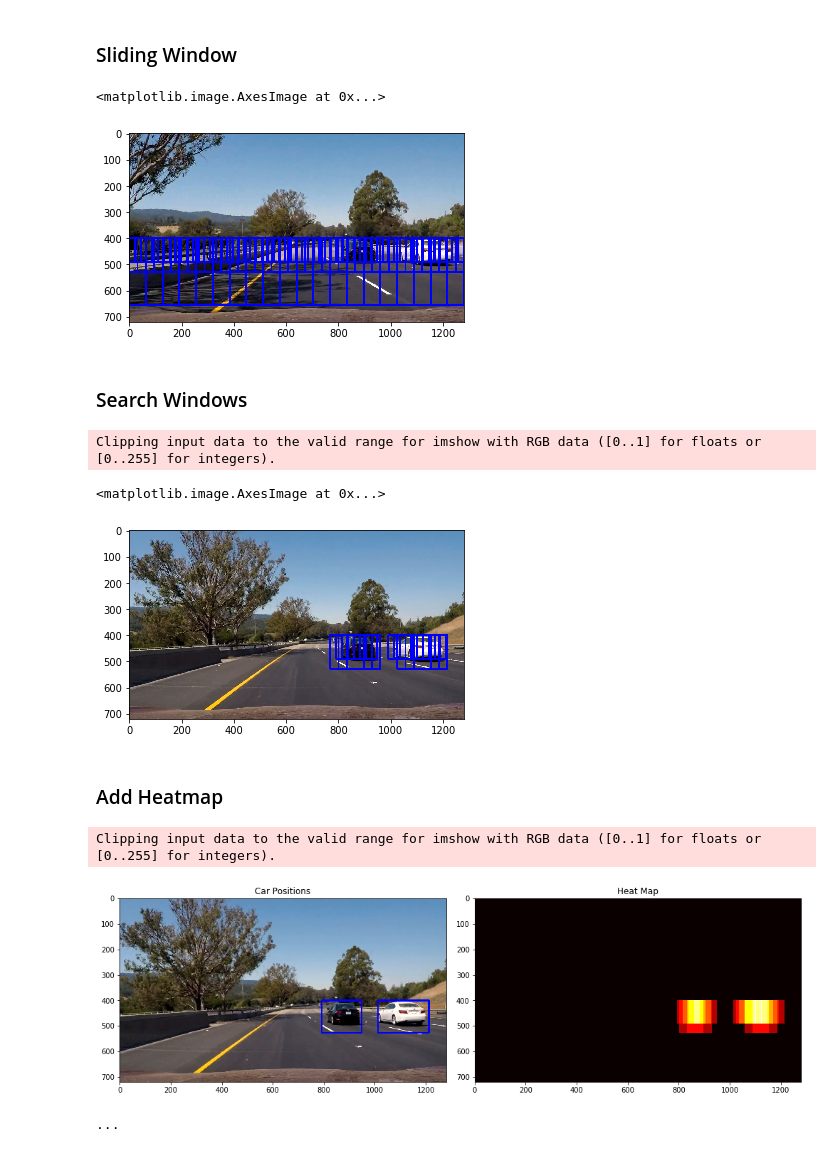
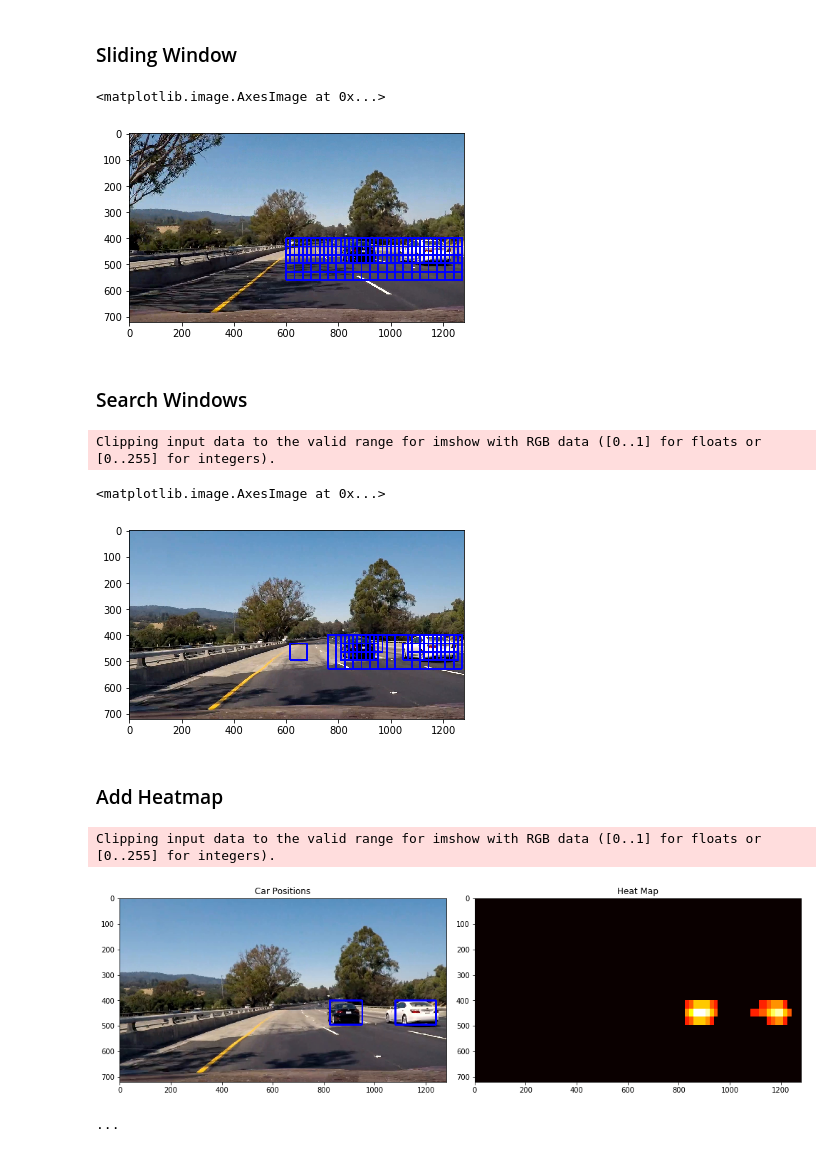
Before and after one commit to PedroHRPBS/CarND-Vehicle-Detection, a Jupyter notebook: Vehicle-Detection-project.ipynb, the cells around one changed output. Drawn from its saved outputs; the diff is of its cells as text; code cells hidden in the pictures.

```diff
--- a/Vehicle-Detection-project.ipynb
+++ b/Vehicle-Detection-project.ipynb
@@ -336,3 +339,14 @@ print('Data cached in pickle file.')
+# %%
+#Load data
+
+# Load the training validation and test data
+data_file = 'ProcessedData.pkl'
+with open(data_file, mode='rb') as f:
+    data = pickle.load(f)
+
+X_test = data['X_test']
+y_test = data['y_test']
+X_scaler = data['X_scaler']
 # %% [markdown]
 ### Train Classifier
 # %%
@@ -365,7 +379,7 @@ For these 10 labels:  [0. 1. 1. 0. 1. 1. 0. 1. 1. 1.]
 # %%
 s = pickle.dumps(clf)
 # save the classifier
-with open('my_dumped_classifier_augmented.pkl', 'wb') as fid:
+with open('linear_classifier.pkl', 'wb') as fid:
     pickle.dump(clf, fid)
 # %% [markdown]
 # Test Classifier on Images
@@ -373,7 +387,7 @@ with open('my_dumped_classifier_augmented.pkl', 'wb') as fid:
 ### Load Classifier
 # %%
 # load it again
-with open('my_dumped_classifier_augmented.pkl', 'rb') as fid:
+with open('linear_classifier.pkl', 'rb') as fid:
     clf_loaded = pickle.load(fid)
 # %%
 # test loaded classifier
@@ -436,20 +452,20 @@ image = mpimg.imread(test_images[0])
 
 windows = []
 
-window1 = slide_window(image, x_start_stop=[None, None], y_start_stop=[400, 700],
+window1 = slide_window(image, x_start_stop=[500, None], y_start_stop=[400, 700],
                     xy_window=(256, 256), xy_overlap=(0.75, 0.))
-window2 = slide_window(image, x_start_stop=[None, None], y_start_stop=[400, 600],
-                    xy_window=(128, 128), xy_overlap=(0.75, 0))
-window3 = slide_window(image, x_start_stop=[None, None], y_start_stop=[400, 500],
-                    xy_window=(90, 90), xy_overlap=(0.75, 0.))
+window2 = slide_window(image, x_start_stop=[600, None], y_start_stop=[400, 575],
+                    xy_window=(128, 128), xy_overlap=(0.75, 0.75))
+window3 = slide_window(image, x_start_stop=[600, None], y_start_stop=[400, 500],
+                    xy_window=(64, 64), xy_overlap=(0.75, 0.5))
 
-windows = window1 + window2 + window3
-
+windows =  window2  + window3
+print(len(windows))
 window_img = draw_boxes(image, windows, color=(0, 0, 255), thick=6)
 plt.imshow(window_img)
 # %% [output]
 <matplotlib.image.AxesImage at 0x...>
-[figure, old version]
+[figure, new version]
 # %% [markdown]
 ### Search Windows
 # %%
@@ -527,7 +543,7 @@ plt.imshow(window_img)
 # %% [output]
 Clipping input data to the valid range for imshow with RGB data ([0..1] for floats or [0..255] for integers).
 <matplotlib.image.AxesImage at 0x...>
-[figure, old version]
+[figure, new version]
 # %% [markdown]
 ### Add Heatmap
 # %%
@@ -562,42 +578,42 @@ def draw_labeled_bboxes(img, labels):
     # Return the image
     return img
 # %%
-image = mpimg.imread(test_images[5])
+image = mpimg.imread('test_images/bug.jpg')
 image = image.astype(np.float32)/255
 
 hot_windows = search_windows(image, windows, clf_loaded, X_scaler,
                              color_space=colorspace, spatial_size=spatial_size,
                              hist_bins=hist_bins, hist_range=hist_range, orient=orient,
                              pix_per_cell=pix_per_cell, cell_per_block=cell_per_block, hog_channel=hog_channel)
 
 
 # Create heat map equal image
 heat = np.zeros_like(image[:,:,0]).astype(np.float)
 
 # Add heat to each box in box list
 heat = add_heat(heat, hot_windows)
 
 # Apply threshold to help remove false positives
-heat = apply_threshold(heat, 1)
+heat = apply_threshold(heat, 4)
 
 # Visualize the heatmap when displaying
 heatmap = np.clip(heat, 0, 255)
 
 # Find final boxes from heatmap using label function
 labels = label(heatmap)
 draw_img = draw_labeled_bboxes(np.copy(image), labels)
 
 fig = plt.figure(figsize=(14,5))
 plt.subplot(121)
 plt.imshow(draw_img)
 plt.title('Car Positions')
 plt.subplot(122)
 plt.imshow(heatmap, cmap='hot')
 plt.title('Heat Map')
 fig.tight_layout()
 # %% [output]
 Clipping input data to the valid range for imshow with RGB data ([0..1] for floats or [0..255] for integers).
-[figure, old version]
+[figure, new version]
 # %%
 # Define a class to store data from video
 class Vehicle_Detect():
```
Also changed, not shown: parts of 16 cells of this notebook.
